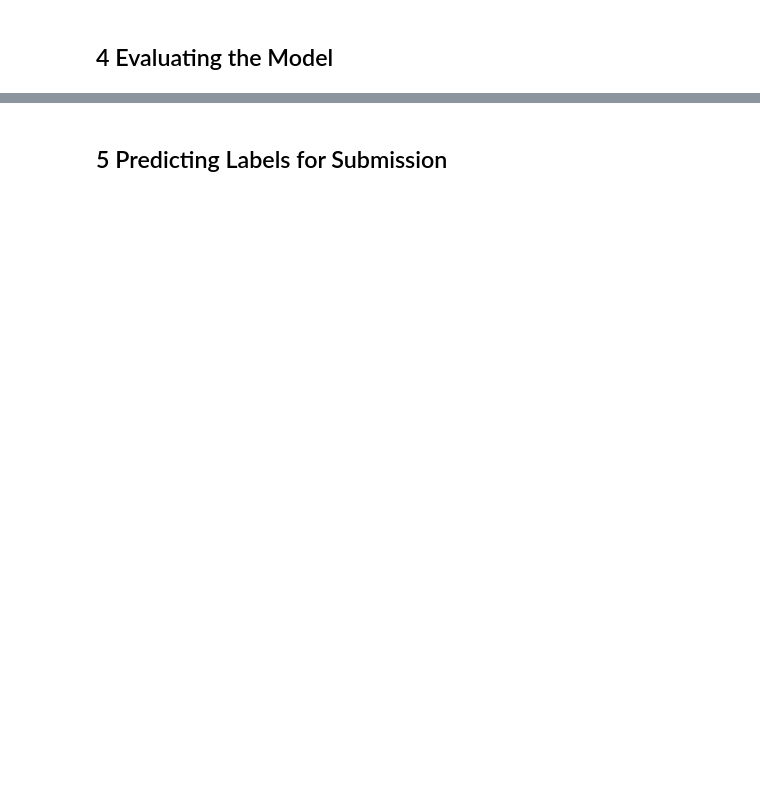
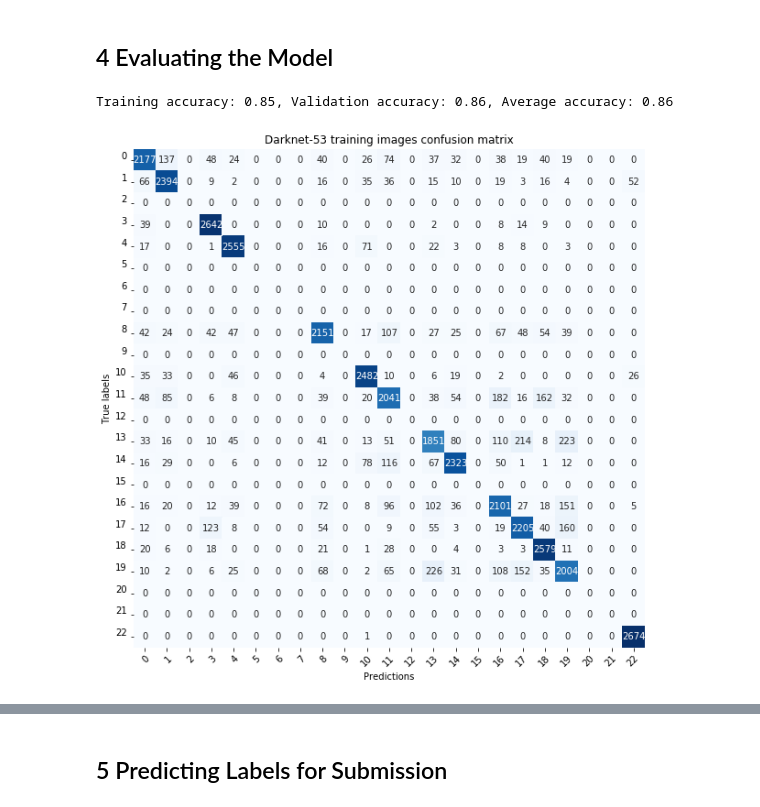
Before and after one commit to letsirk/dl-project, a Jupyter notebook: darknet-53-iwildcam-2019.ipynb, the cells around one changed output, grey strips where cells are left out. Saved outputs shown, nothing was run; the diff lists cells and outputs as text; code cells hidden in the pictures; blank space fills up the shorter version.

```diff
--- a/darknet-53-iwildcam-2019.ipynb
+++ b/darknet-53-iwildcam-2019.ipynb
@@ -336,7 +337,7 @@ Darknet(
 # %% [markdown]
 ## 3 Training the Model
 # %%
-train = True
+train = False
 
 #Create dataloaders for training and validation
 batch_size = 16
@@ -410,7 +411,7 @@ def train_model(model,dataloader,testloader,n_epochs,use_SGD_optimizer=True, ver
             validation_accuracy = get_accuracy_score(model,testloader)
             print("[{}] loss: {:.3f}, training accuracy: {:.3f}, validation accuracy: {:.3f}".format(
                         epoch+1, running_loss/len(dataloader), training_accuracy, validation_accuracy))
-            torch.save(model.state_dict(), 'darknet_{}.pth'.format(epoch+101))
+            torch.save(model.state_dict(), 'darknet_{}.pth'.format(epoch+161))
 
     if verbose: print('Finished Training')
 # %%
@@ -548,10 +438,0 @@ Finished Training
-# %%
-# WITH y -> 0..13
-# Create the model
-model = Darknet(num_classes,img_size)
-model.to(device)
-
-# Train the model
-num_epochs = 60
-train_model(model,train_dataloader,validation_dataloader,num_epochs)
-# [9] loss: 0.840, training accuracy: 0.897, validation accuracy: 0.808
@@ -578,13 +441,19 @@ train_model(model,train_dataloader,validation_dataloader,num_epochs)
 # %%
 training_predictions, training_real_values = get_predictions(model,train_dataloader)
 validation_predictions, validation_real_values = get_predictions(model,validation_dataloader)
-print("Training accuracy: {}, Validation accuracy: {}".format(accuracy_score(training_predictions,training_real_values),
-                                                             accuracy_score(validation_predictions,validation_real_values)))
+
+training_accuracy = accuracy_score(training_predictions,training_real_values)
+validation_accuracy = accuracy_score(validation_predictions,validation_real_values)
+
+print("Training accuracy: {:.2f}, Validation accuracy: {:.2f}, Average accuracy: {:.2f} ".format(
+    training_accuracy, validation_accuracy, (training_accuracy+validation_accuracy)/2))
+# %% [output]
+Training accuracy: 0.85, Validation accuracy: 0.86, Average accuracy: 0.86
 # %%
-def create_confusion_matrix(y_test, y_pred, classifier_name='Darknet-53', classes=[]):
+def create_confusion_matrix(y_test, y_pred, title='Darknet-53', classes=[]):
     c_matrix = confusion_matrix(y_test, y_pred, labels=classes)
     fig, ax = plt.subplots(1, figsize=(10, 10))
-    ax.set_title("{} confusion matrix".format(classifier_name))
+    ax.set_title("{} confusion matrix".format(title))
     sns.heatmap(c_matrix, cmap='Blues', annot=True, fmt='g', cbar=False)
     ax.set_xlabel('Predictions')
     ax.set_ylabel('True labels')
@@ -593,5 +462,18 @@ def create_confusion_matrix(y_test, y_pred, classifier_name='Darknet-53', classe
     # Rotate the tick labels and set their alignment.
     plt.setp(ax.get_xticklabels(), rotation=45, ha="right",rotation_mode="anchor")
     plt.setp(ax.get_yticklabels(), rotation=0, ha="right",rotation_mode="anchor")
-    #plt.savefig('{}.jpg'.format(classifier_name.replace(' ','')))
+    plt.savefig('{}.jpg'.format(title.replace(' ','')))
     plt.show()
+
+#Convert label texts to correct ones
+def fix_labels(input):
+    ids = collections.Counter(y_train_ids).most_common()
+    ids = list(list(zip(*ids))[0])
+    labels = collections.Counter(y_train_labels).most_common()
+    labels = list(list(zip(*labels))[0])
+
+    output = copy.deepcopy(input)
+    for i in range(0,len(output)):
+        j = ids.index(output[i])
+        output[i]=labels[j]
+    return output
@@ -608,7 +480,8 @@ def create_confusion_matrix(y_test, y_pred, classifier_name='Darknet-53', classe
 # %%
-# fix_labels(training_real_values)
-# fix_labels(training_predictions)
-
-print("Confusion matrix for training images")
-create_confusion_matrix(training_real_values,training_predictions,classes=range(0,len(classes)))
+create_confusion_matrix(fix_labels(training_real_values),
+                        fix_labels(training_predictions),
+                        title='Darknet-53 training images',
+                        classes=range(0,len(classes)))
+# %% [output]
+[figure, added]
 # %%
```
Also changed, not shown: parts of 14 cells of this notebook, 7 other files.
